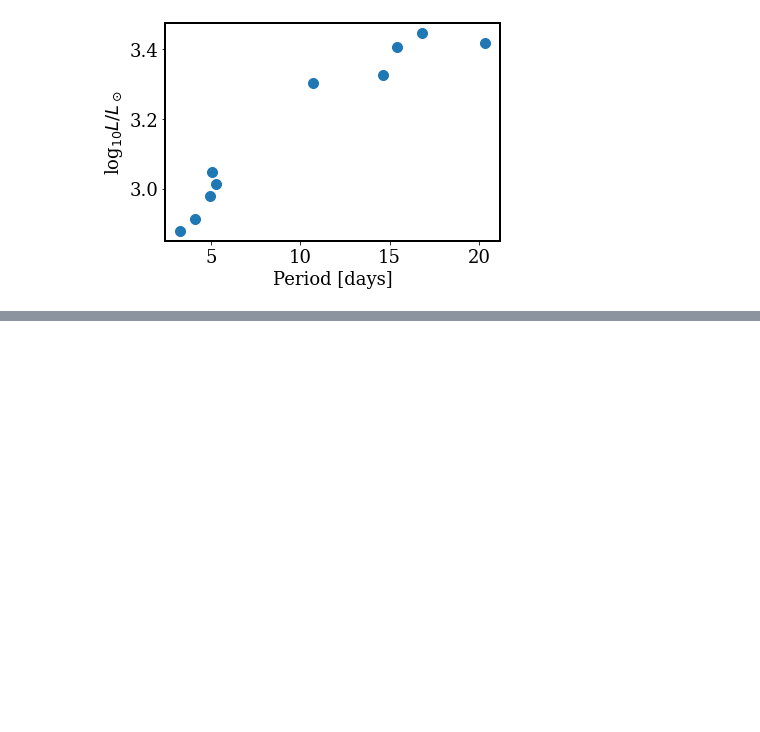
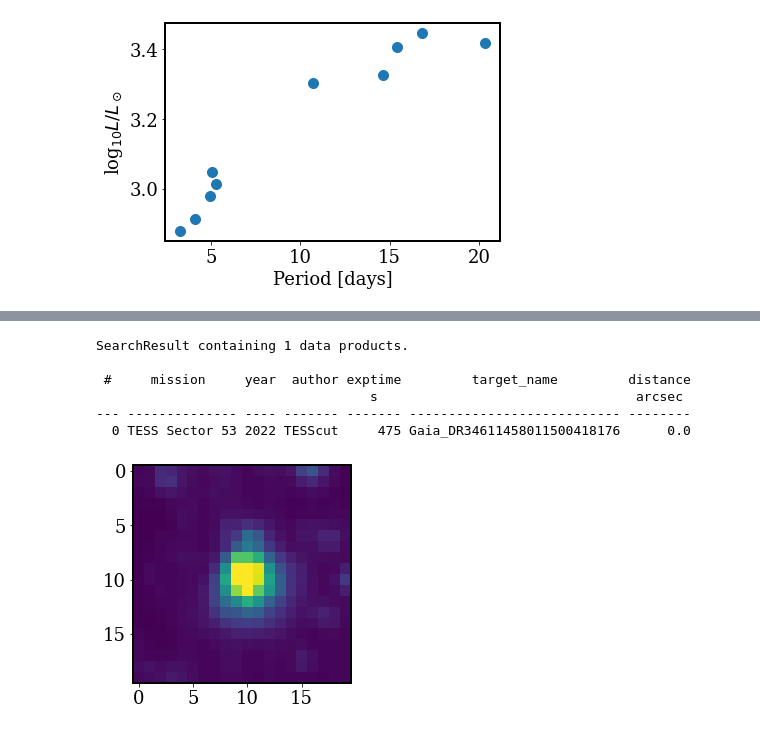
Before and after one commit to jaredcsiegel/PythonClass, a Jupyter notebook: final_projects.ipynb, the cells around one changed output, grey strips where cells are left out. Cells and saved outputs as stored; diff of their text form; code cells hidden in the pictures; blank space fills up the shorter version.

```diff
--- a/final_projects.ipynb
+++ b/final_projects.ipynb
@@ -408,0 +480,15 @@ _ = plt.ylabel('log$_{10} L / L_\odot$')
+# %%
+target = 'Gaia_DR35445295160055326592' # good eclipsing
+target = 'Gaia_DR34611458011500418176'
+# %%
+cutout_size = 20
+time, flux, flux_err = load_TESS_data(target, verbose=True, cutout_size=cutout_size, exptime='short')
+plot_cutout(np.mean(flux,axis=0))
+# %% [output]
+SearchResult containing 1 data products.
+
+ #     mission     year  author exptime         target_name         distance
+                                   s                                 arcsec
+--- -------------- ---- ------- ------- --------------------------- --------
+  0 TESS Sector 53 2022 TESScut     475 Gaia_DR34611458011500418176      0.0
+[figure, added]
```
Also changed, not shown: parts of 18 cells of this notebook, 1 other file.
